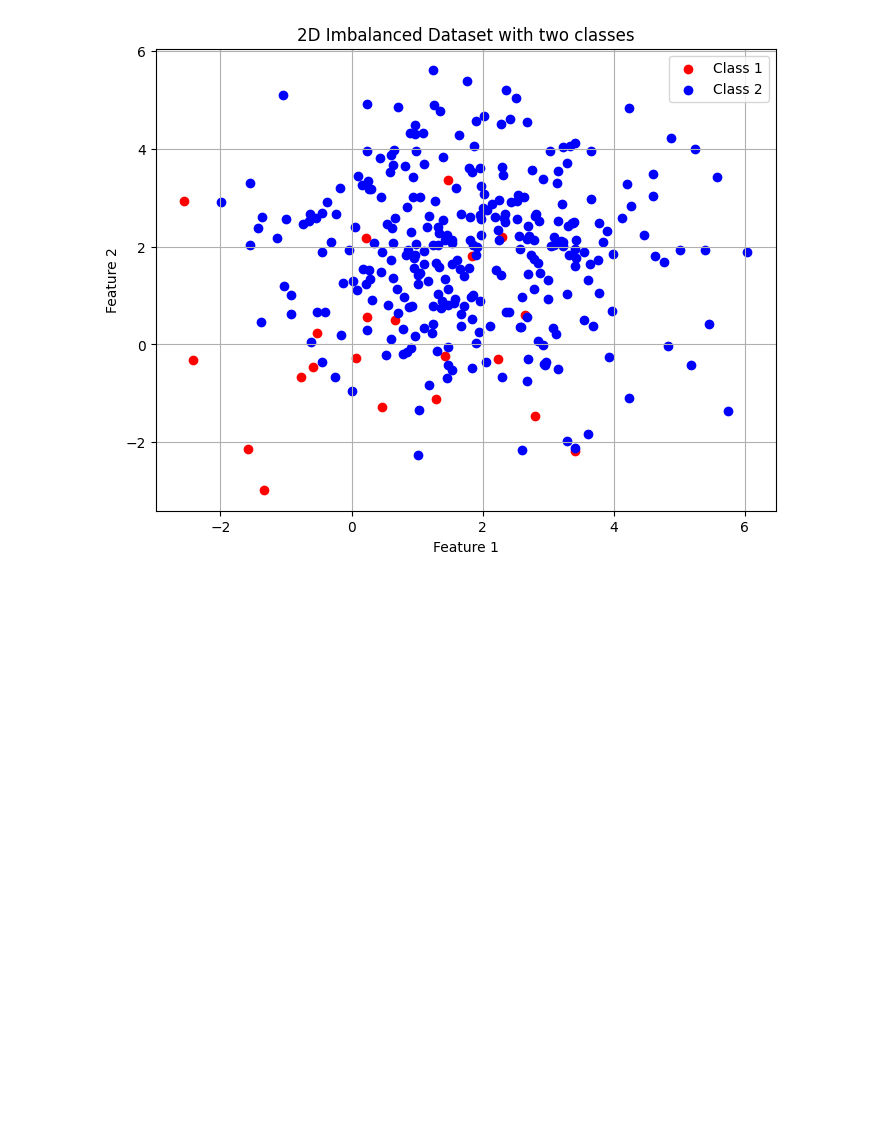
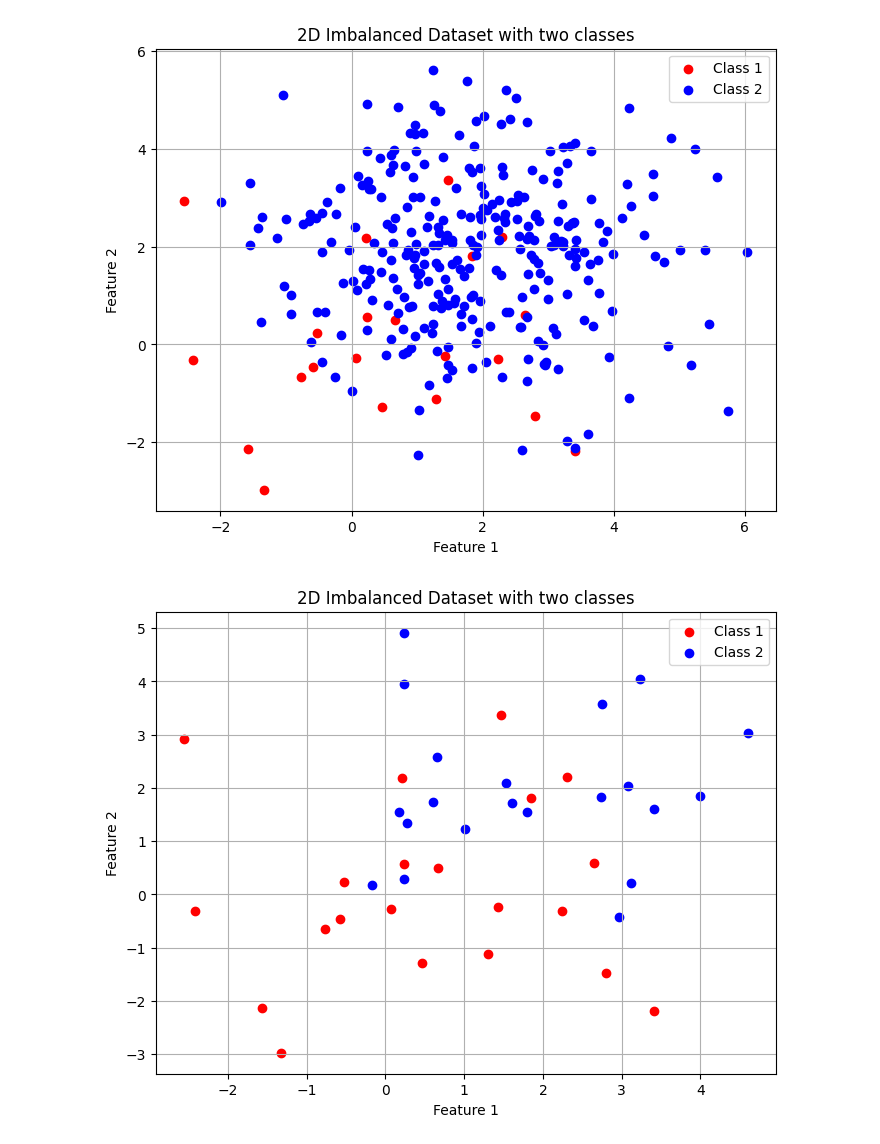
Before and after one commit to Saifullah785/machine-learning-engineer-roadmap, a Jupyter notebook: Lecture_77_imbalanced_data_yt/Lecture_77_imbalanced_data_yt.ipynb, the cells around one changed output. Drawn from its saved outputs; the diff is of its cells as text; code cells hidden in the pictures; blank space fills up the shorter version.

Commit message:
Created using Colab while practicing the code on plotting the random undersampling

```diff
--- a/Lecture_77_imbalanced_data_yt/Lecture_77_imbalanced_data_yt.ipynb
+++ b/Lecture_77_imbalanced_data_yt/Lecture_77_imbalanced_data_yt.ipynb
@@ -130,3 +130,16 @@ plt.grid(True)
 plt.show()
 # %% [output]
 [figure]
+# %%
+# plotting
+plt.figure(figsize=(8, 6))
+plt.scatter(X_resampled[y_resampled == 0][:, 0], X_resampled[y_resampled == 0][:, 1], color='red', label='Class 1')
+plt.scatter(X_resampled[y_resampled == 1][:, 0], X_resampled[y_resampled == 1][:, 1], color='blue', label='Class 2')
+plt.title('2D Imbalanced Dataset with two classes')
+plt.xlabel('Feature 1')
+plt.ylabel('Feature 2')
+plt.legend()
+plt.grid(True)
+plt.show()
+# %% [output]
+[figure, added]
```
